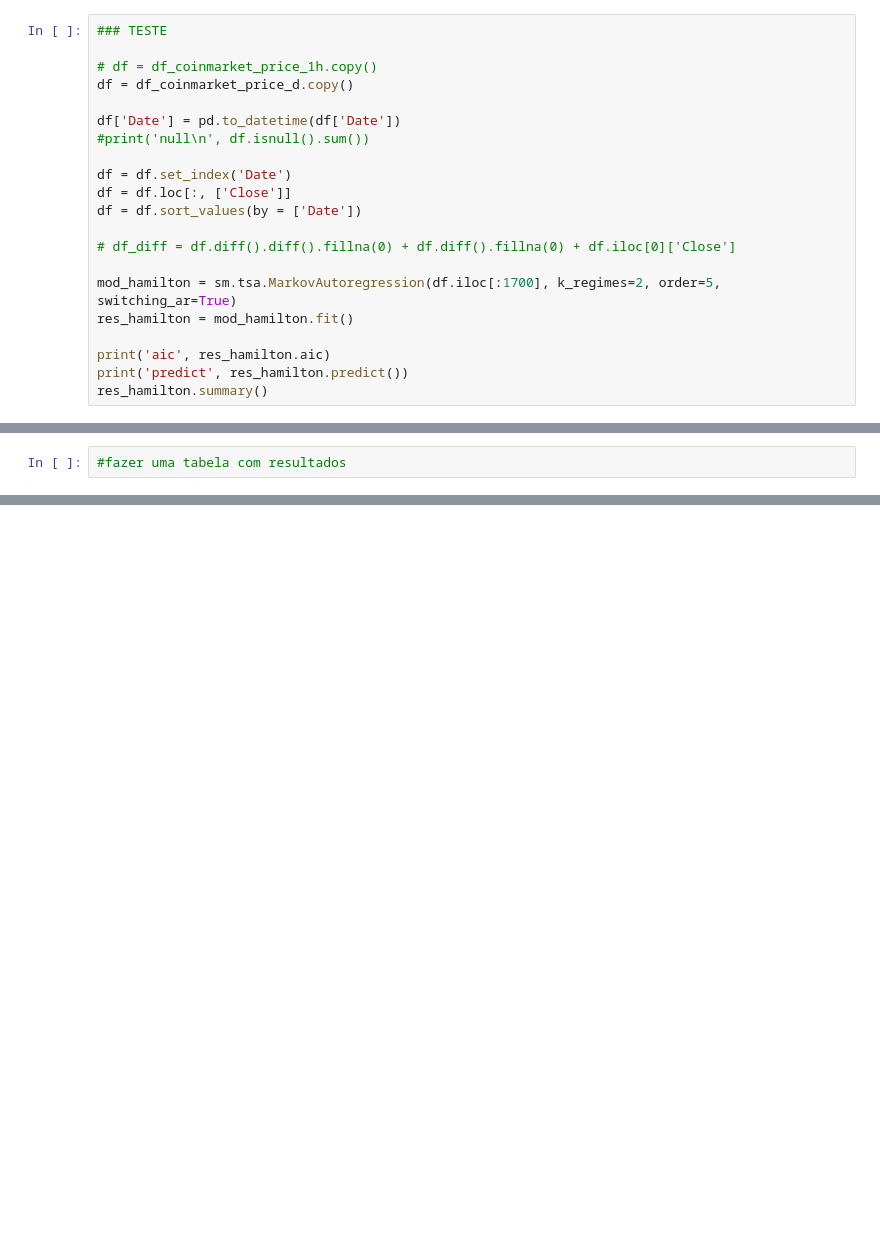
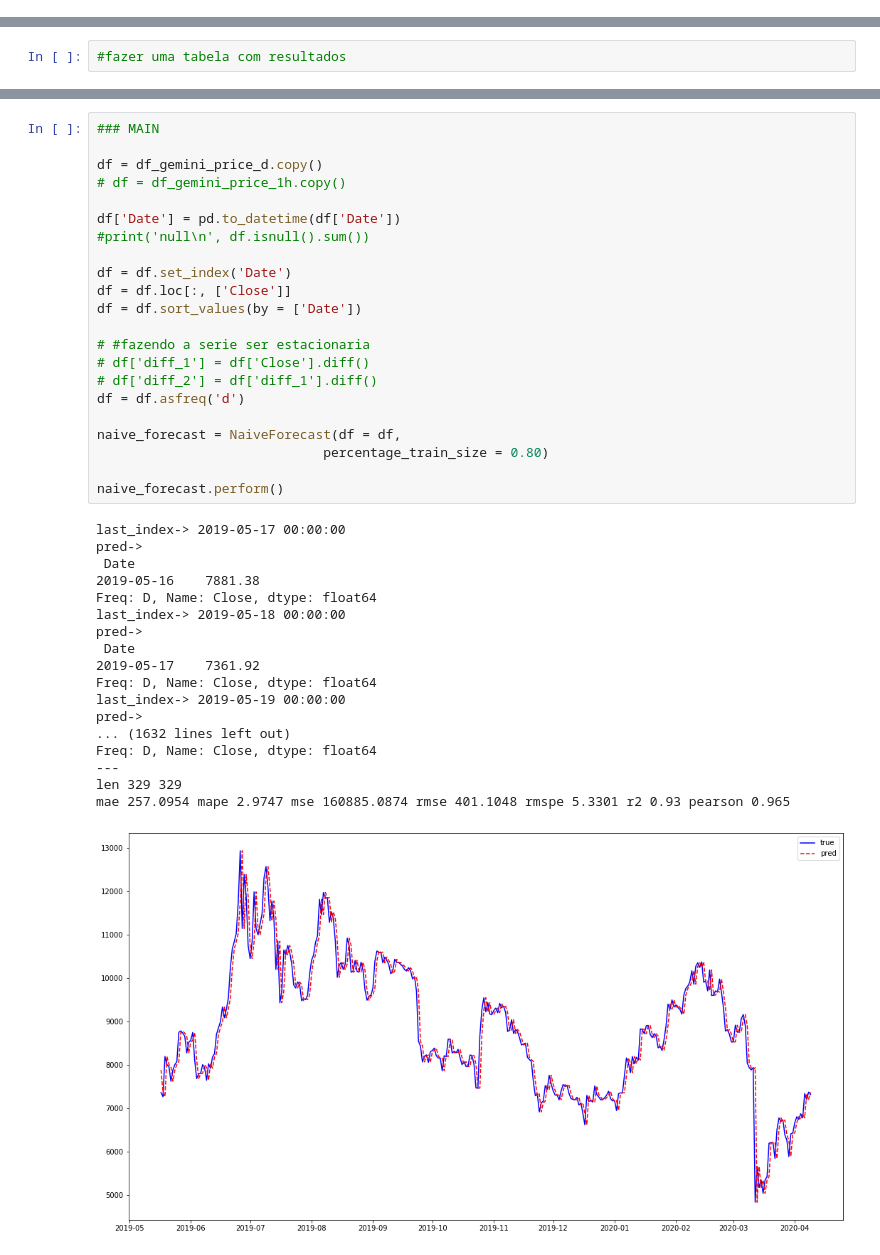
Before and after one commit to RichardMan13/Time_Series_Bitcoin, a Jupyter notebook: tcc_scripts_notebook/models_time_series.ipynb, the cells around one changed output, grey strips where cells are left out. Cells and saved outputs as stored; diff of their text form; blank space fills up the shorter version.

```diff
--- a/tcc_scripts_notebook/models_time_series.ipynb
+++ b/tcc_scripts_notebook/models_time_series.ipynb
@@ -1097,21 +1205,0 @@ df.diff().diff().fillna(0) + df.diff().fillna(0) + df.iloc[0]['Close'] # segunda
-# %%
-### TESTE
-
-# df = df_coinmarket_price_1h.copy()
-df = df_coinmarket_price_d.copy()
-
-df['Date'] = pd.to_datetime(df['Date'])
-#print('null\n', df.isnull().sum())
-
-df = df.set_index('Date')
-df = df.loc[:, ['Close']]
-df = df.sort_values(by = ['Date'])
-
-# df_diff = df.diff().diff().fillna(0) + df.diff().fillna(0) + df.iloc[0]['Close']
-
-mod_hamilton = sm.tsa.MarkovAutoregression(df.iloc[:1700], k_regimes=2, order=5, switching_ar=True)
-res_hamilton = mod_hamilton.fit()
-
-print('aic', res_hamilton.aic)
-print('predict', res_hamilton.predict())
-res_hamilton.summary()
@@ -1165,0 +1283,41 @@ df.plot()
+# %%
+### MAIN
+
+df = df_gemini_price_d.copy()
+# df = df_gemini_price_1h.copy()
+
+df['Date'] = pd.to_datetime(df['Date'])
+#print('null\n', df.isnull().sum())
+
+df = df.set_index('Date')
+df = df.loc[:, ['Close']]
+df = df.sort_values(by = ['Date'])
+
+# #fazendo a serie ser estacionaria
+# df['diff_1'] = df['Close'].diff()
+# df['diff_2'] = df['diff_1'].diff()
+df = df.asfreq('d')
+
+naive_forecast = NaiveForecast(df = df,
+                             percentage_train_size = 0.80)
+
+naive_forecast.perform()
+# %% [output]
+last_index-> 2019-05-17 00:00:00
+pred->
+ Date
+2019-05-16    7881.38
+Freq: D, Name: Close, dtype: float64
+last_index-> 2019-05-18 00:00:00
+pred->
+ Date
+2019-05-17    7361.92
+Freq: D, Name: Close, dtype: float64
+last_index-> 2019-05-19 00:00:00
+pred->
+... (1632 lines left out)
+Freq: D, Name: Close, dtype: float64
+---
+len 329 329
+mae 257.0954 mape 2.9747 mse 160885.0874 rmse 401.1048 rmspe 5.3301 r2 0.93 pearson 0.965
+[figure, added]
```
Also changed, not shown: parts of 35 cells of this notebook, 3 other files.
